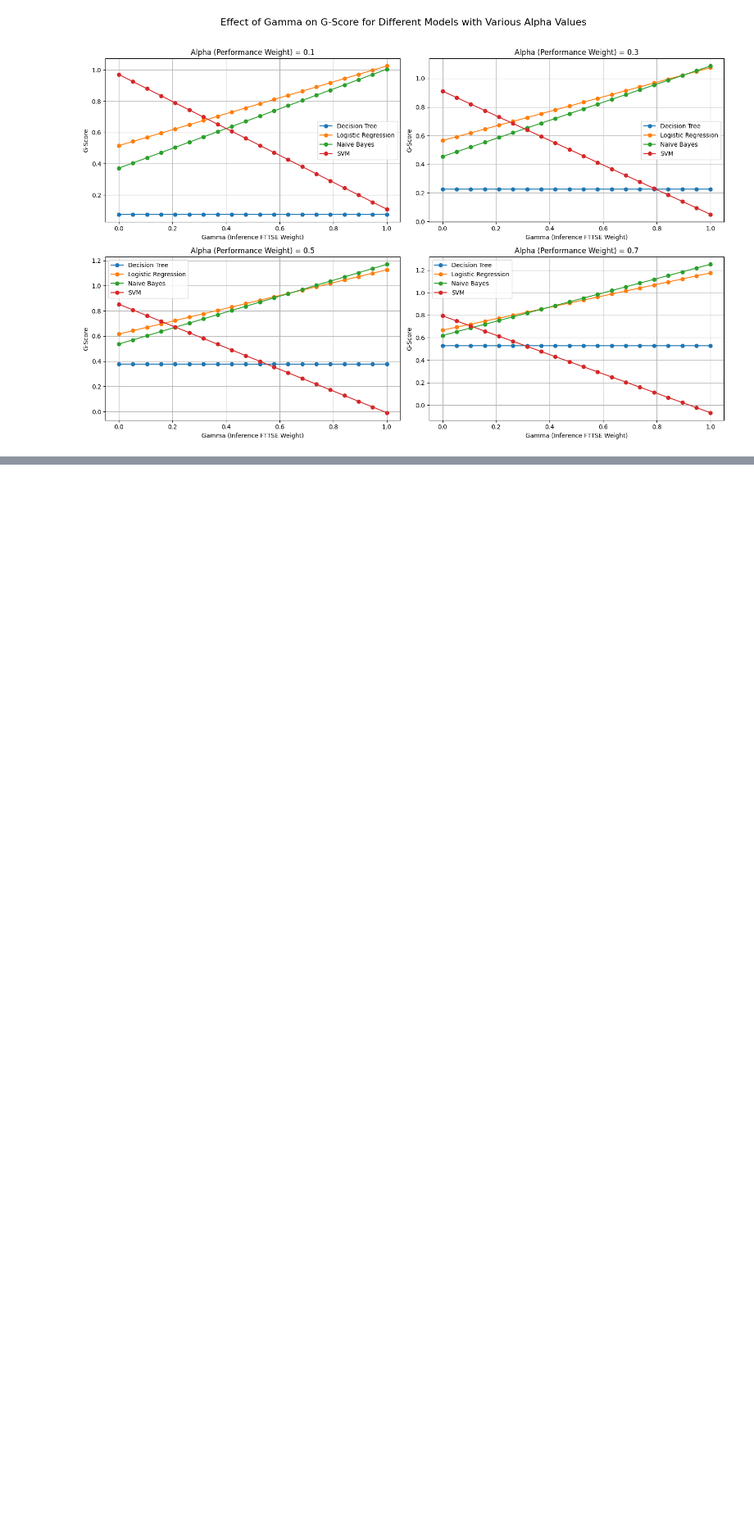
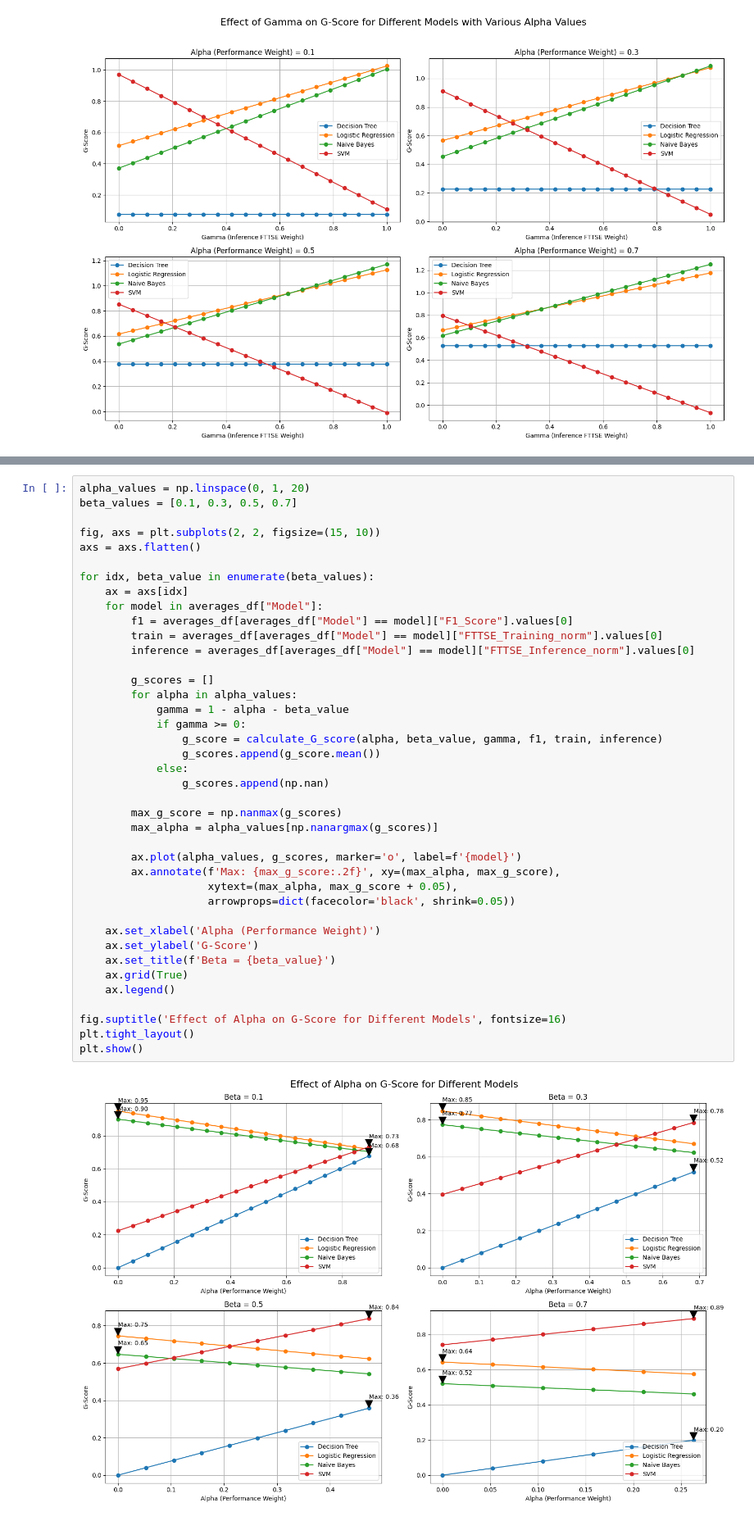
Before and after one commit to DTufto/G-score, a Jupyter notebook: results/plot_results.ipynb, the cells around one changed output, grey strips where cells are left out. Shown at 82% size. Saved outputs shown, nothing was run; the diff lists cells and outputs as text; blank space fills up the shorter version.

```diff
--- a/results/plot_results.ipynb
+++ b/results/plot_results.ipynb
@@ -193,0 +303,42 @@ plt.show()
+# %%
+alpha_values = np.linspace(0, 1, 20)
+beta_values = [0.1, 0.3, 0.5, 0.7]
+
+fig, axs = plt.subplots(2, 2, figsize=(15, 10))
+axs = axs.flatten()
+
+for idx, beta_value in enumerate(beta_values):
+    ax = axs[idx]
+    for model in averages_df["Model"]:
+        f1 = averages_df[averages_df["Model"] == model]["F1_Score"].values[0]
+        train = averages_df[averages_df["Model"] == model]["FTTSE_Training_norm"].values[0]
+        inference = averages_df[averages_df["Model"] == model]["FTTSE_Inference_norm"].values[0]
+
+        g_scores = []
+        for alpha in alpha_values:
+            gamma = 1 - alpha - beta_value
+            if gamma >= 0:
+                g_score = calculate_G_score(alpha, beta_value, gamma, f1, train, inference)
+                g_scores.append(g_score.mean())
+            else:
+                g_scores.append(np.nan)
+
+        max_g_score = np.nanmax(g_scores)
+        max_alpha = alpha_values[np.nanargmax(g_scores)]
+
+        ax.plot(alpha_values, g_scores, marker='o', label=f'{model}')
+        ax.annotate(f'Max: {max_g_score:.2f}', xy=(max_alpha, max_g_score),
+                    xytext=(max_alpha, max_g_score + 0.05),
+                    arrowprops=dict(facecolor='black', shrink=0.05))
+
+    ax.set_xlabel('Alpha (Performance Weight)')
+    ax.set_ylabel('G-Score')
+    ax.set_title(f'Beta = {beta_value}')
+    ax.grid(True)
+    ax.legend()
+
+fig.suptitle('Effect of Alpha on G-Score for Different Models', fontsize=16)
+plt.tight_layout()
+plt.show()
+# %% [output]
+[figure, added]
```
Also changed, not shown: parts of 4 cells of this notebook.
